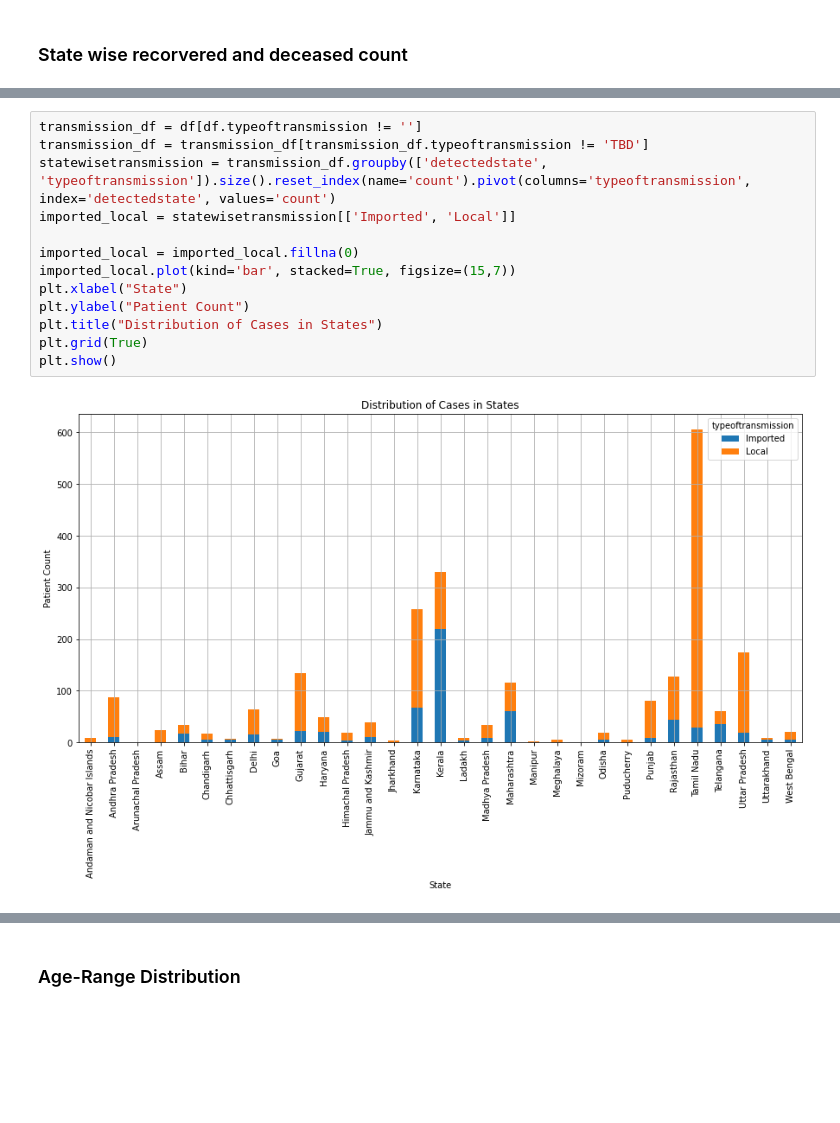
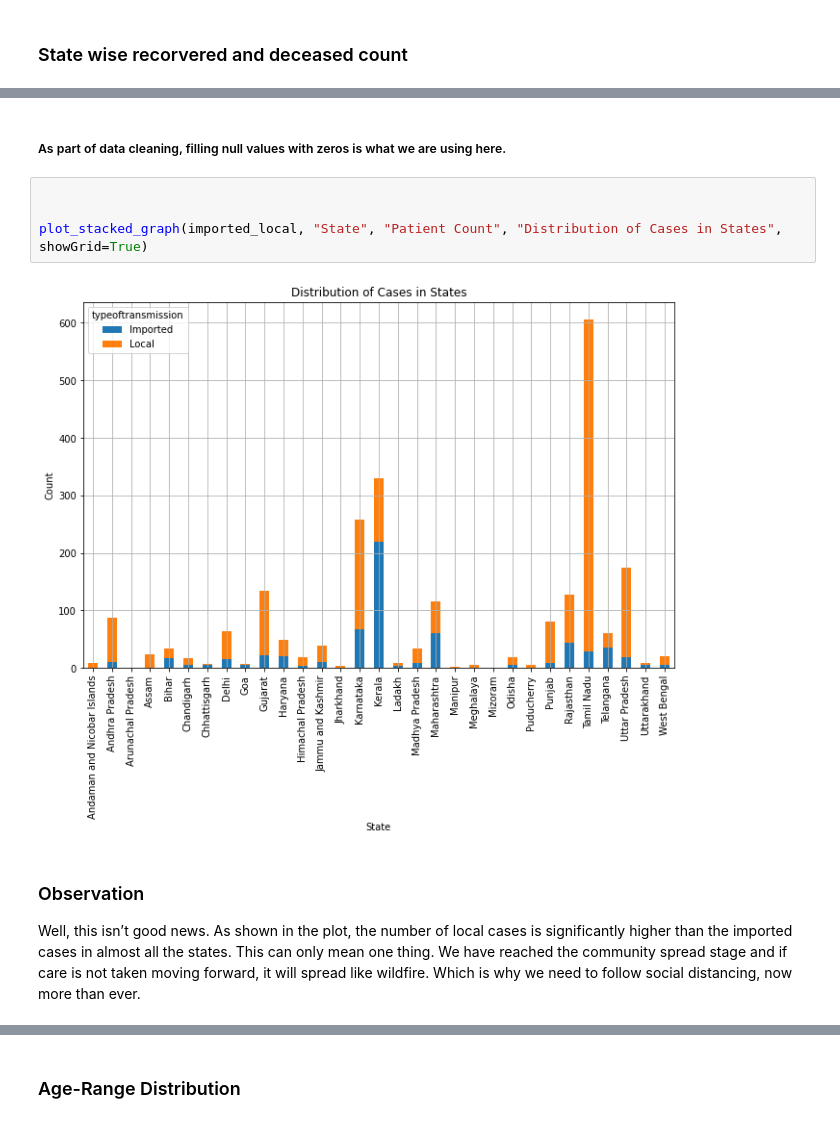
Before and after one commit to prakharrke/covid19India, a Jupyter notebook: covid.ipynb, the cells around one changed output, grey strips where cells are left out. Drawn from its saved outputs; the diff is of its cells as text; blank space fills up the shorter version.

```diff
--- a/covid.ipynb
+++ b/covid.ipynb
@@ -70,15 +180,13 @@ plt.show()
-# %%
-transmission_df = df[df.typeoftransmission != '']
-transmission_df = transmission_df[transmission_df.typeoftransmission != 'TBD']
-statewisetransmission = transmission_df.groupby(['detectedstate', 'typeoftransmission']).size().reset_index(name='count').pivot(columns='typeoftransmission', index='detectedstate', values='count')
-imported_local = statewisetransmission[['Imported', 'Local']]
-
-imported_local = imported_local.fillna(0)
-imported_local.plot(kind='bar', stacked=True, figsize=(15,7))
-plt.xlabel("State")
-plt.ylabel("Patient Count")
-plt.title("Distribution of Cases in States")
-plt.grid(True)
-plt.show()
-# %% [output]
-[figure, removed]
+# %% [markdown]
+##### As part of data cleaning, filling null values with zeros is what we are using here.
+# %%
+
+
+plot_stacked_graph(imported_local, "State", "Patient Count", "Distribution of Cases in States", showGrid=True)
+# %% [output]
+[figure, added]
+# %% [markdown]
+### Observation
+
+Well, this isn’t good news. As shown in the plot, the number of local cases is significantly higher than the imported cases in almost all the states.
+This can only mean one thing. We have reached the community spread stage and if care is not taken moving forward, it will spread like wildfire. Which is why we need to follow social distancing, now more than ever.
```
Also changed, not shown: parts of 28 cells of this notebook.
